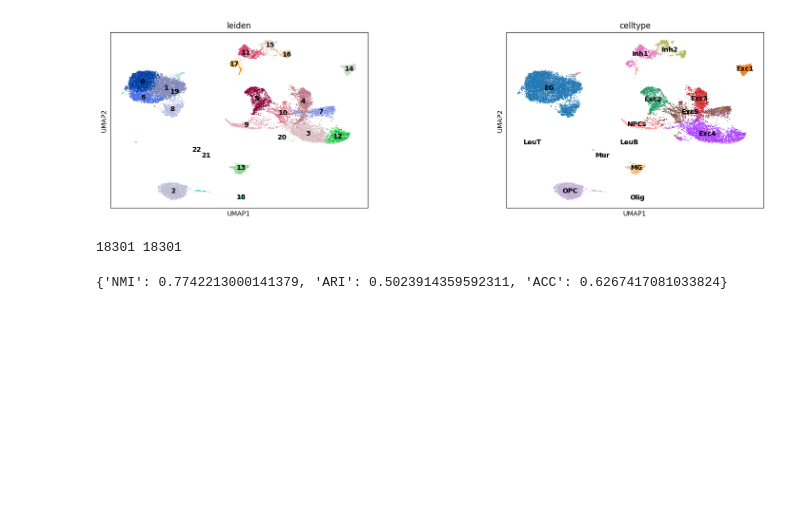
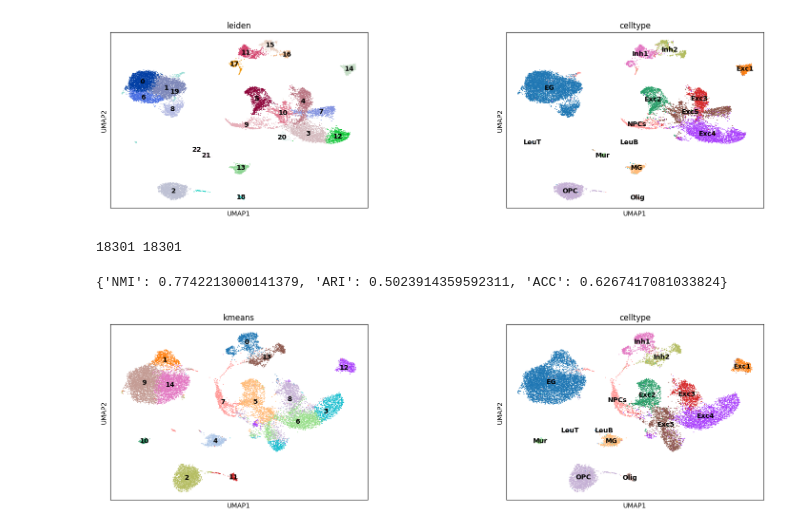
Before and after one commit to BlueberryOreo/Machine-Learning-suda-2025-fall-Course-Report, a Jupyter notebook: code/PCA_cluster.ipynb, the cells around one changed output. Drawn from its saved outputs; the diff is of its cells as text; code cells hidden in the pictures; blank space fills up the shorter version.

Commit message:
update kmeans cluster

```diff
--- a/code/PCA_cluster.ipynb
+++ b/code/PCA_cluster.ipynb
@@ -65,3 +66,30 @@ eval_result = evaluate_clustering(cluster_labels, true_labels)
 print(eval_result)
 # %% [output]
 {'NMI': 0.7742213000141379, 'ARI': 0.5023914359592311, 'ACC': 0.6267417081033824}
+# %%
+# k-means
+# -----------------------------
+# 1) PCA
+# -----------------------------
+sc.tl.pca(adata, n_comps=50, use_highly_variable=False, svd_solver="arpack")
+
+# 取 PCA 矩阵（cells x PCs）
+X_pca = adata.obsm["X_pca"]  # numpy array
+
+# -----------------------------
+# 2) K-means 聚类（在 PCA 空间）
+# -----------------------------
+# 你需要指定簇数 k。常见做法：k = 真实 celltype 的类别数，或你想要的簇数
+# 例如：k = adata.obs["celltype"].nunique()  (如果你想对齐 ground-truth 的类别数)
+k = int(adata.obs["celltype"].nunique()) if "celltype" in adata.obs.columns else 10
+
+kmeans = KMeans(
+    n_clusters=k,
+    n_init=50,        # 多次初始化更稳
+    random_state=0
+)
+kmeans_labels = kmeans.fit_predict(X_pca[:, :30])  # 用前 30 个PC，按需改成 20/50
+
+# 存到 obs（和 leiden 类似）
+adata.obs["kmeans"] = kmeans_labels.astype(str)  # 存字符串，便于画图/对比
+adata.obs["kmeans"] = adata.obs["kmeans"].astype("category")
@@ -67,0 +103,10 @@ print(eval_result)
+# %%
+# 同时画：kmeans 结果 + ground-truth
+plot_cols = ["kmeans"]
+if "celltype" in adata.obs.columns:
+    adata.obs["celltype"] = adata.obs["celltype"].astype("category")
+    plot_cols.append("celltype")
+
+sc.pl.umap(adata, color=plot_cols, legend_loc="on data", wspace=0.4)
+# %% [output]
+[figure, added]
```
Also changed, not shown: parts of 3 cells of this notebook.
